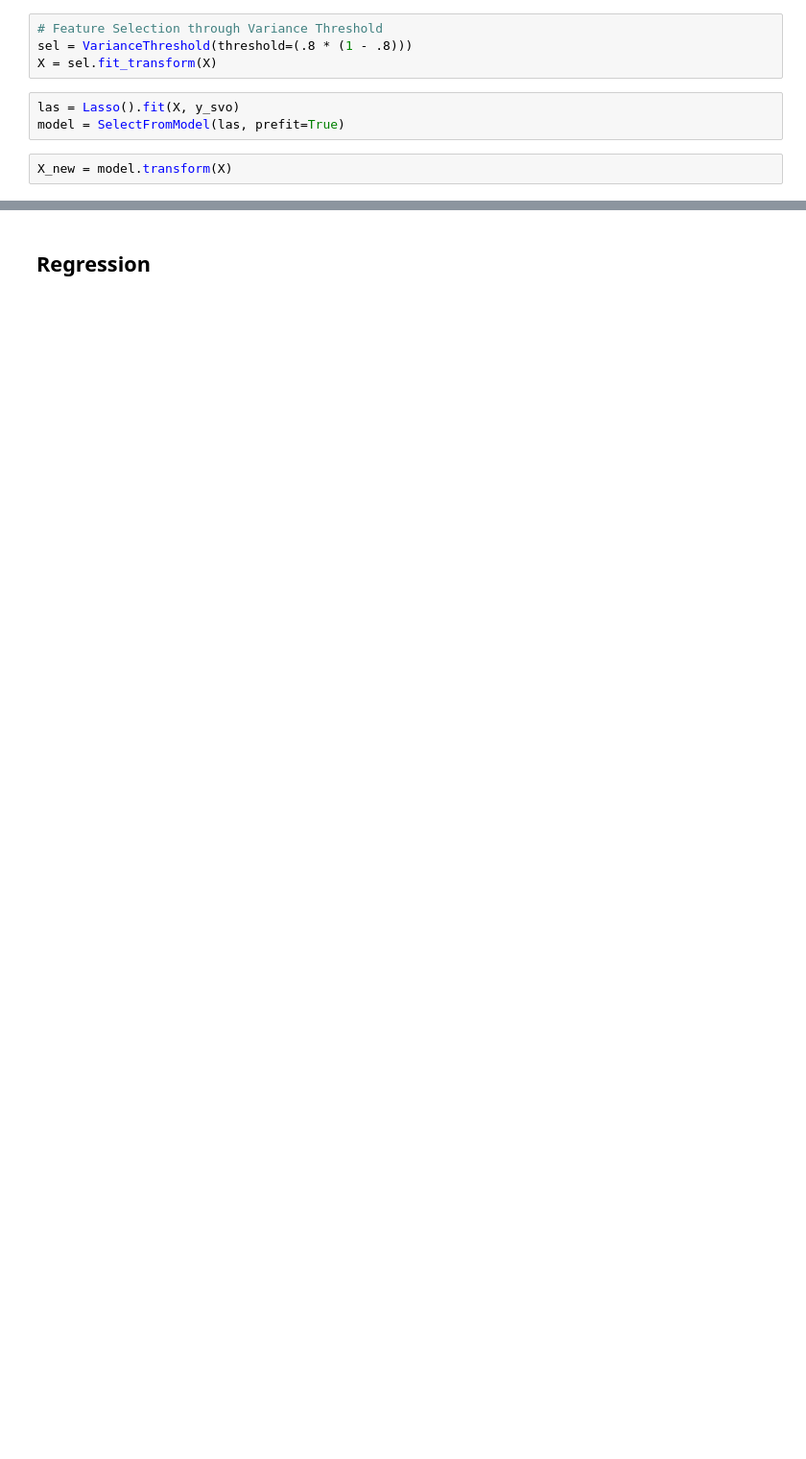
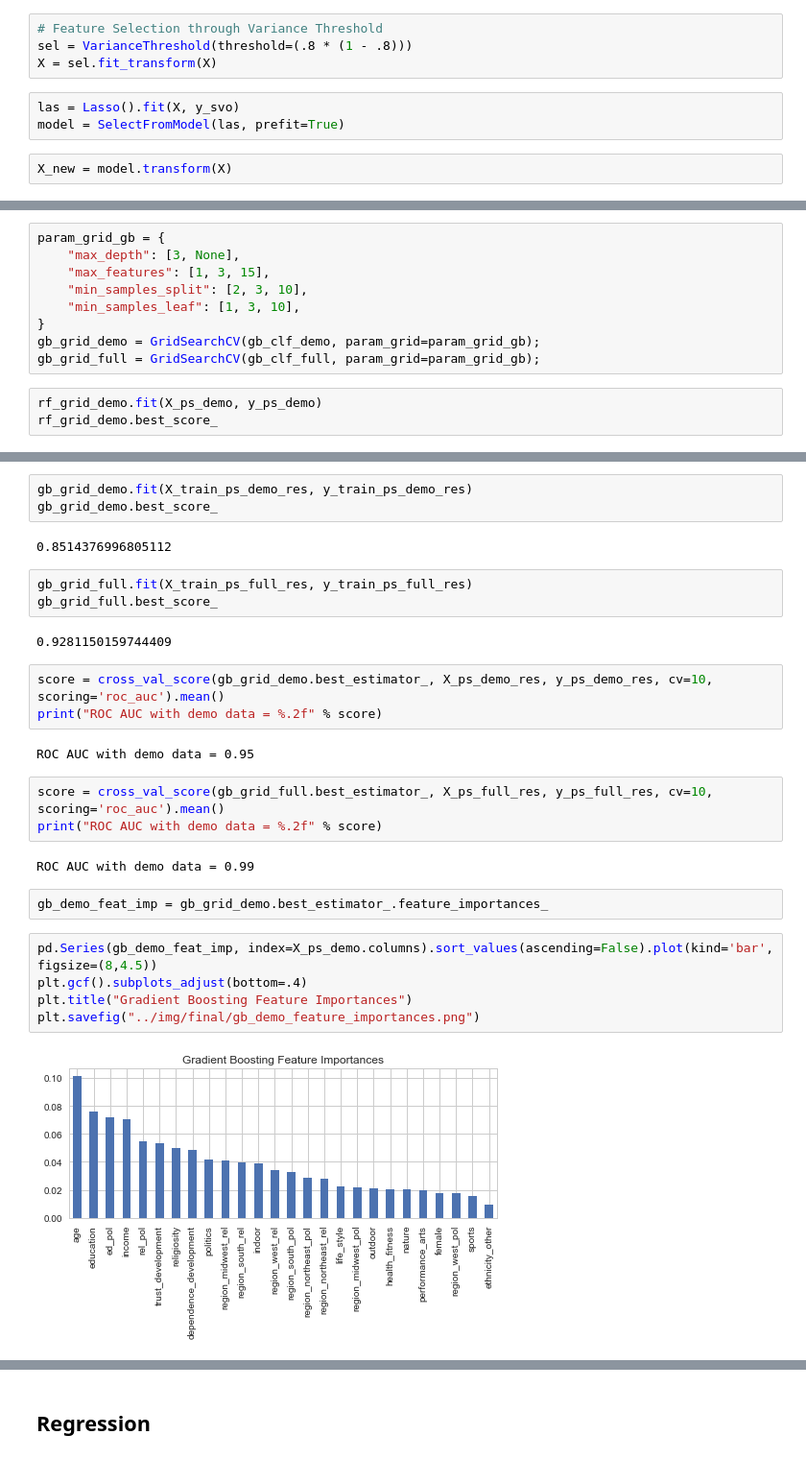
Before and after one commit to pdarche/thesis, a Jupyter notebook: notebooks/Modeling.ipynb, the cells around one changed output, grey strips where cells are left out. Shown at 96% size. Cells and saved outputs as stored; diff of their text form; blank space fills up the shorter version.

```diff
--- a/notebooks/Modeling.ipynb
+++ b/notebooks/Modeling.ipynb
@@ -218,0 +451,12 @@ from sklearn.model_selection import ShuffleSplit
+# %%
+param_grid_gb = {
+    "max_depth": [3, None],
+    "max_features": [1, 3, 15],
+    "min_samples_split": [2, 3, 10],
+    "min_samples_leaf": [1, 3, 10],
+}
+gb_grid_demo = GridSearchCV(gb_clf_demo, param_grid=param_grid_gb);
+gb_grid_full = GridSearchCV(gb_clf_full, param_grid=param_grid_gb);
+# %%
+rf_grid_demo.fit(X_ps_demo, y_ps_demo)
+rf_grid_demo.best_score_
@@ -218,0 +480,29 @@ from sklearn.model_selection import ShuffleSplit
+# %%
+gb_grid_demo.fit(X_train_ps_demo_res, y_train_ps_demo_res)
+gb_grid_demo.best_score_
+# %% [output]
+0.8514376996805112
+# %%
+gb_grid_full.fit(X_train_ps_full_res, y_train_ps_full_res)
+gb_grid_full.best_score_
+# %% [output]
+0.9281150159744409
+# %%
+score = cross_val_score(gb_grid_demo.best_estimator_, X_ps_demo_res, y_ps_demo_res, cv=10, scoring='roc_auc').mean()
+print("ROC AUC with demo data = %.2f" % score)
+# %% [output]
+ROC AUC with demo data = 0.95
+# %%
+score = cross_val_score(gb_grid_full.best_estimator_, X_ps_full_res, y_ps_full_res, cv=10, scoring='roc_auc').mean()
+print("ROC AUC with demo data = %.2f" % score)
+# %% [output]
+ROC AUC with demo data = 0.99
+# %%
+gb_demo_feat_imp = gb_grid_demo.best_estimator_.feature_importances_
+# %%
+pd.Series(gb_demo_feat_imp, index=X_ps_demo.columns).sort_values(ascending=False).plot(kind='bar', figsize=(8,4.5))
+plt.gcf().subplots_adjust(bottom=.4)
+plt.title("Gradient Boosting Feature Importances")
+plt.savefig("../img/final/gb_demo_feature_importances.png")
+# %% [output]
+[figure, added]
```
Also changed, not shown: parts of 412 cells of this notebook, 2 other files.
